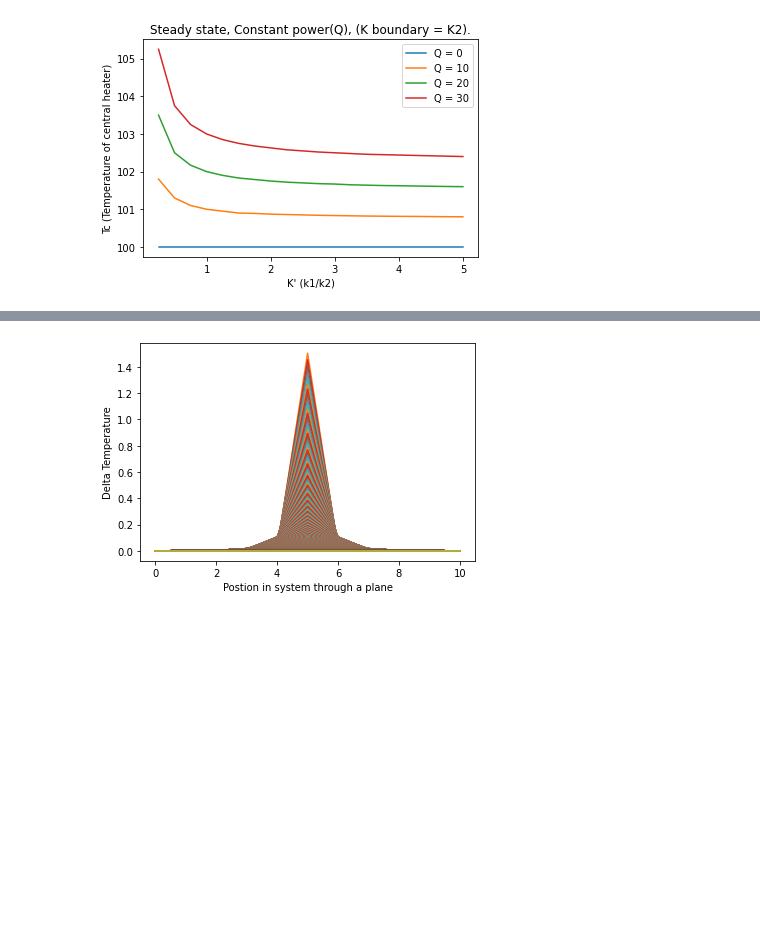
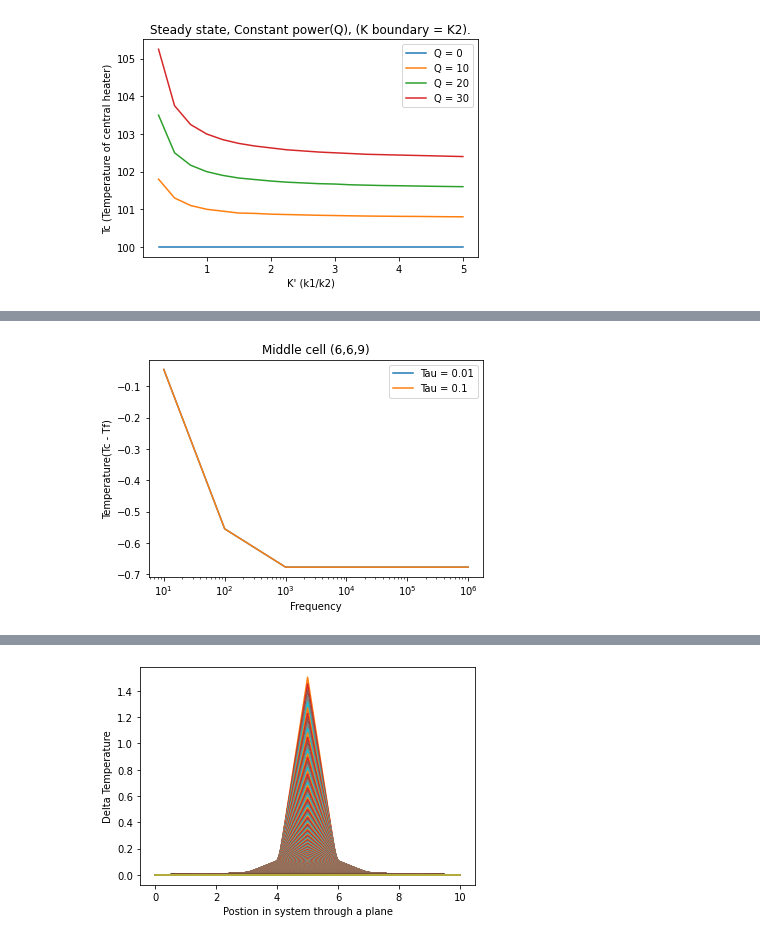
Before and after one commit to ExeQuantCode/HeatFlow, a Jupyter notebook: Plotting.ipynb, the cells around one changed output, grey strips where cells are left out. Saved outputs shown, nothing was run; the diff lists cells and outputs as text; code cells hidden in the pictures; blank space fills up the shorter version.

```diff
--- a/Plotting.ipynb
+++ b/Plotting.ipynb
@@ -183,0 +288,19 @@ plt.show()
+# %%
+Tcatav1 = [305.3009211403569, 304.79282948764836, 304.6707812489652, 304.6707640881072]
+Tcatav2 = [305.30092166362147, 304.7928361748815, 304.67078262109493, 304.6707654278531]
+#Tcatav4 = [304.6707640881072, 305.3472756889066, 305.34727361440946]#,304.6707640881072]
+f = [10, 100, 1_000, 1_000_000]
+Tf = 305.3472860851
+dT1 = [i - Tf for i in Tcatav1]
+dT2 = [i - Tf for i in Tcatav2]
+#dT4 = [i - Tf for i in Tcatav4]
+plt.plot(f, dT1, label='Tau = 0.01')
+plt.plot(f, dT2, label='Tau = 0.1')
+#plt.plot(f, dT4, label='Tau = 0.0001')
+plt.xlabel('Frequency')
+plt.ylabel('Temperature(Tc - Tf)')
+plt.title('Middle cell (6,6,9)')
+plt.legend()
+plt.xscale('log')
+# %% [output]
+[figure, added]
```
Also changed, not shown: parts of 9 cells of this notebook, 13 other files.
